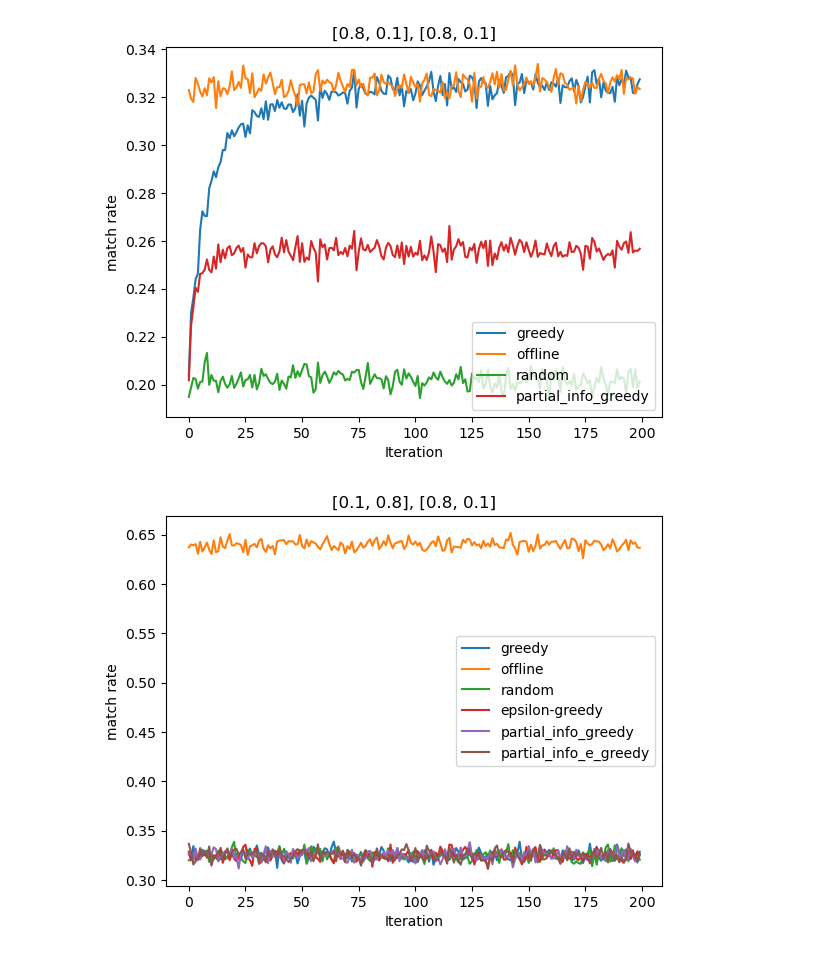
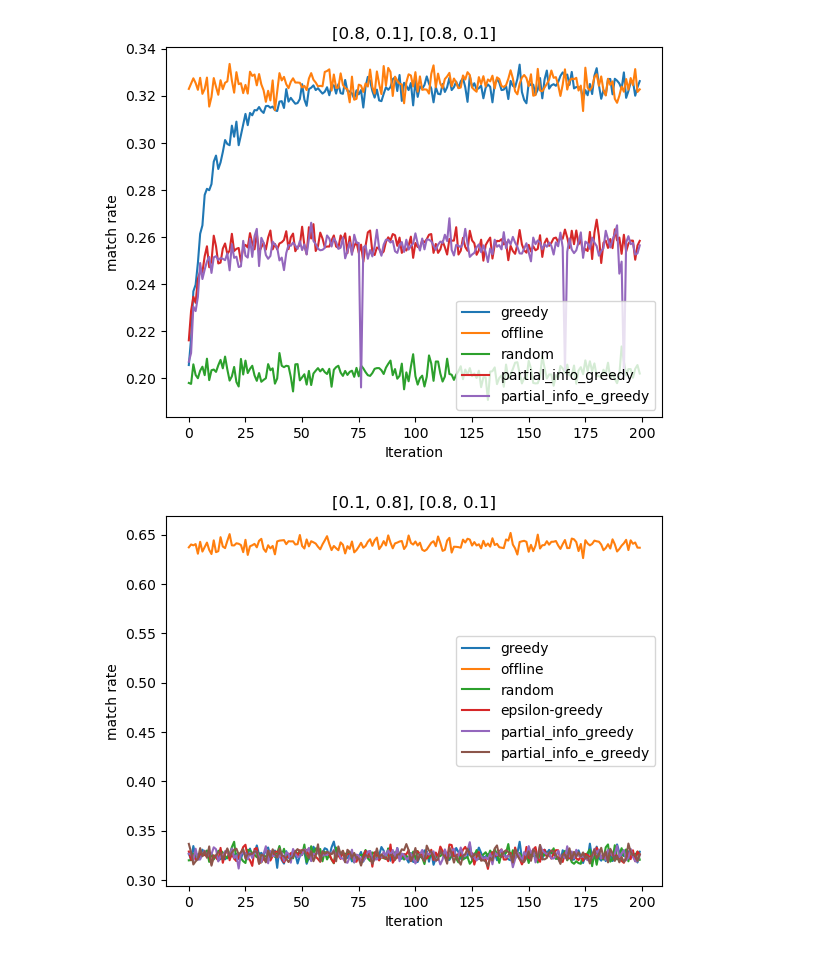
Before and after one commit to ppxwdy/capture_uncertain_in_dating, a Jupyter notebook: charts.ipynb, the cells around one changed output. Cells and saved outputs as stored; diff of their text form; code cells hidden in the pictures.

```diff
--- a/charts.ipynb
+++ b/charts.ipynb
@@ -8,30 +8,30 @@ match_prob = [[0.8, 0.1], [0.8, 0.1]]
 ratio1 = 0.5
 ratio2 = 0.5
 initial_guess = [0.5, 0.5]
-r_s, r_o, r_r,= simulator(N, T, match_prob, ratio1, ratio2, initial_guess)
+r_s, r_o, r_r, _= simulator(N, T, match_prob, ratio1, ratio2, initial_guess)
 
-partial_s, partial_o, partial_r = simulator(N, T, match_prob, ratio1, ratio2, initial_guess, full_info=False)
+partial_s, partial_o, partial_r, partial_e = simulator(N, T, match_prob, ratio1, ratio2, initial_guess, full_info=False, epsilon=0.99)
 # %%
 r_s_ = [i/N for i in r_s]
 r_o_ = [i/N for i in r_o]
 r_r_ = [i/N for i in r_r]
 # r_e_ = [i/N for i in r_e]
 p_s_ = [i/N for i in partial_s]
-# p_e_ = [i/N for i in partial_e]
+p_e_ = [i/N for i in partial_e]
 plt.plot([i for i in range(T)], r_s_, label='greedy')
 plt.plot([i for i in range(T)], r_o_, label='offline')
 plt.plot([i for i in range(T)], r_r_, label='random')
 # plt.plot([i for i in range(T)], r_e_, label='epsilon-greedy')
 plt.plot([i for i in range(T)], p_s_, label='partial_info_greedy')
-# plt.plot([i for i in range(T)], p_e_, label='partial_info_e_greedy')
+plt.plot([i for i in range(T)], p_e_, label='partial_info_e_greedy')
 
 plt.xlabel('Iteration')
 plt.ylabel('match rate')
 plt.title('[0.8, 0.1], [0.8, 0.1]')
 plt.legend()
 plt.show()
 # %% [output]
-[figure, old version]
+[figure, new version]
 # %%
 N = 10000
 T = 200
```
Also changed, not shown: 4 other files.
